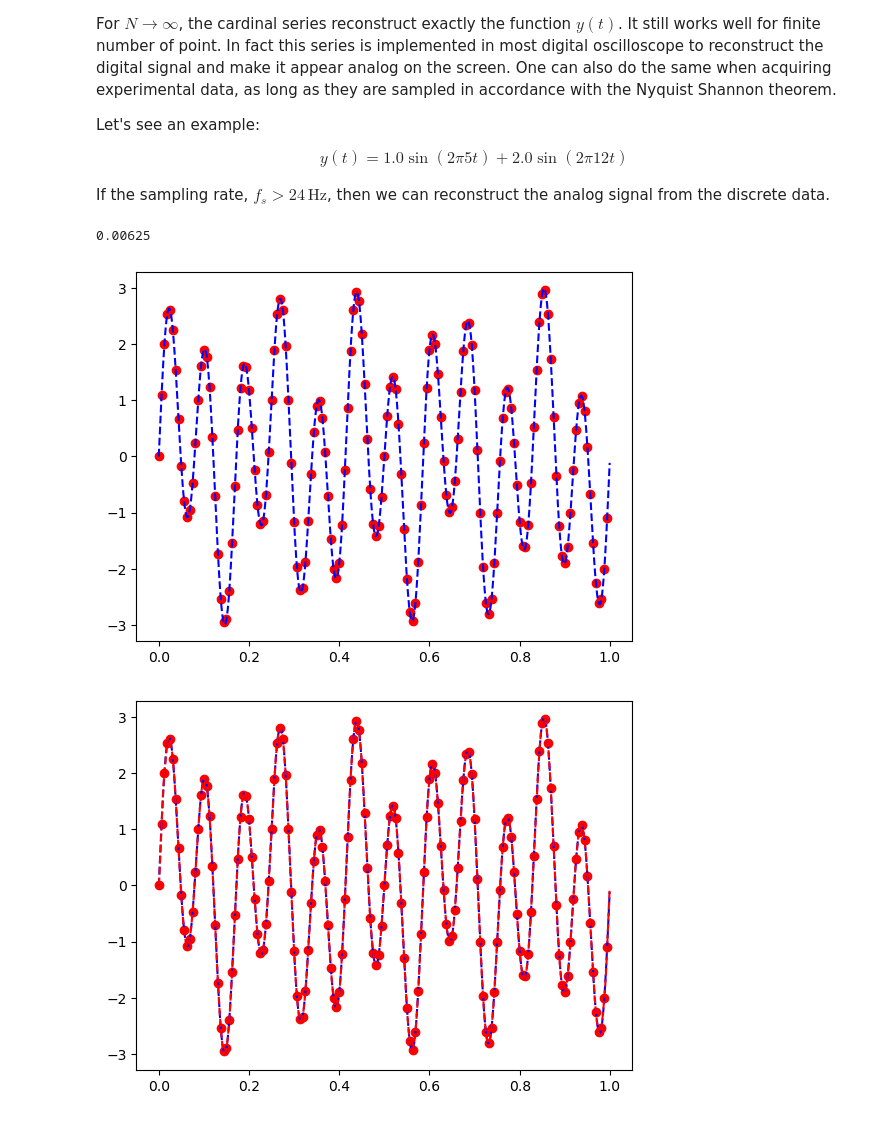
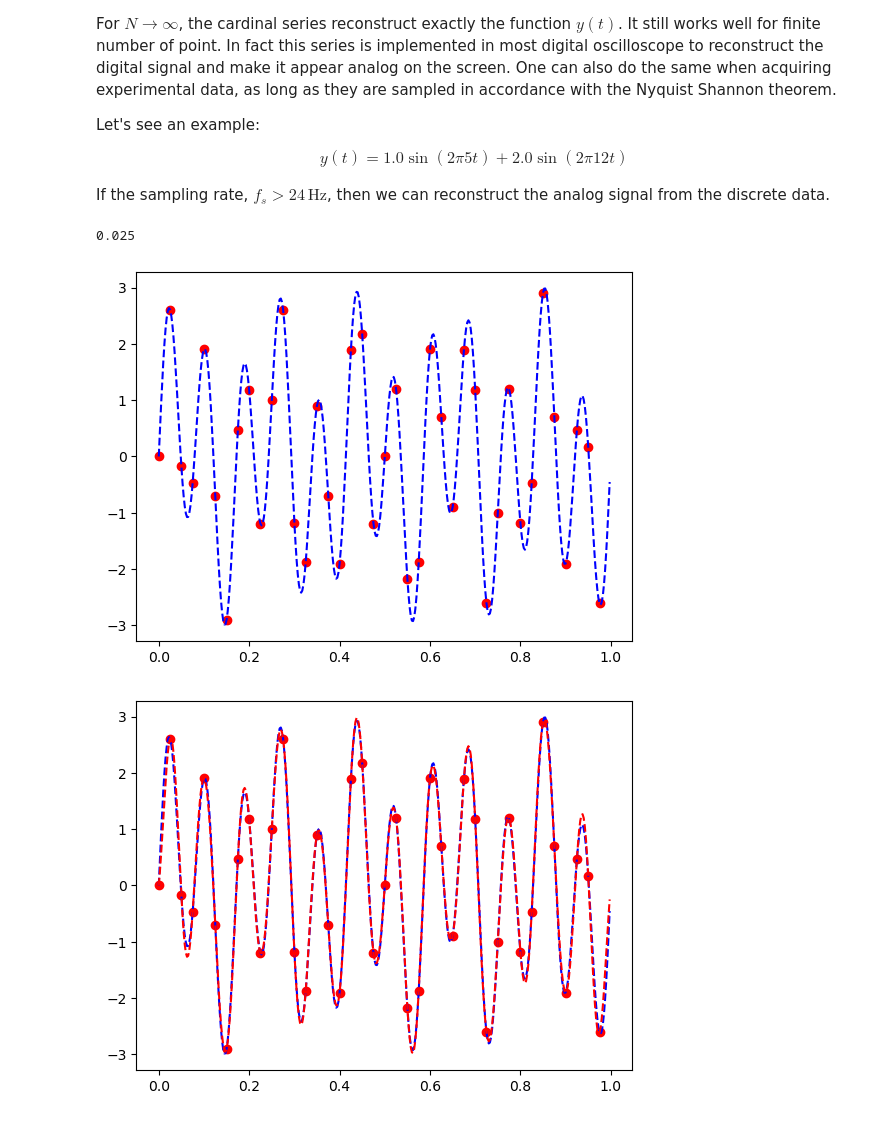
Before and after one commit to myamakaitis/GWU-MAE3120_2023, a Jupyter notebook: Lectures/03_FourierAnalysis.ipynb, the cells around one changed output. Drawn from its saved outputs; the diff is of its cells as text; code cells hidden in the pictures.

```diff
--- a/Lectures/03_FourierAnalysis.ipynb
+++ b/Lectures/03_FourierAnalysis.ipynb
@@ -861,25 +869,25 @@ y(t) = 1.0 \sin (2 \pi 5 t) + 2.0 \sin (2 \pi 12 t)
 
 If the sampling rate, $f_s> 24 \,\mathrm{Hz}$, then we can reconstruct the analog signal from the discrete data.
 # %%
-fs = 160 # sampling rate (Hz)
+fs = 40 # sampling rate (Hz)
 m = 5 # exponent number of point
 Ts = 1 # sampling period
 N = Ts/fs # number of points
 
 print(N)
 timestep = 1/fs # time increment (s)
 t = numpy.arange(0,Ts,timestep) # time vector
 y_t = 1.0*numpy.sin(2*numpy.pi*5*t) + 2.0*numpy.sin(2*numpy.pi*12*t)
 
 pyplot.plot(t, y_t,'ro');
 # overplot data to make them look continuous
 t0 = numpy.arange(0,Ts,timestep/10)
 y_t0 = 1.0*numpy.sin(2*numpy.pi*5*t0) + 2.0*numpy.sin(2*numpy.pi*12*t0)
 
 pyplot.plot(t0, y_t0,'b--');
 # %% [output]
-0.00625
+0.025
-[figure, old version]
+[figure, new version]
 # %%
 def CardinalSeries(yt, timestep, t):
     ''' Calculate the cardinal series of a discrete function at time t
@@ -913,7 +921,7 @@ pyplot.plot(t, y_t,'ro');
 pyplot.plot(t0, y_t0,'b--');
 pyplot.plot(t0, yt_ana,'r--');
 # %% [output]
-[figure, old version]
+[figure, new version]
 # %% [markdown]
 ## Back to thermocouple - MTV data
 
```
Also changed, not shown: parts of 2 cells of this notebook.
